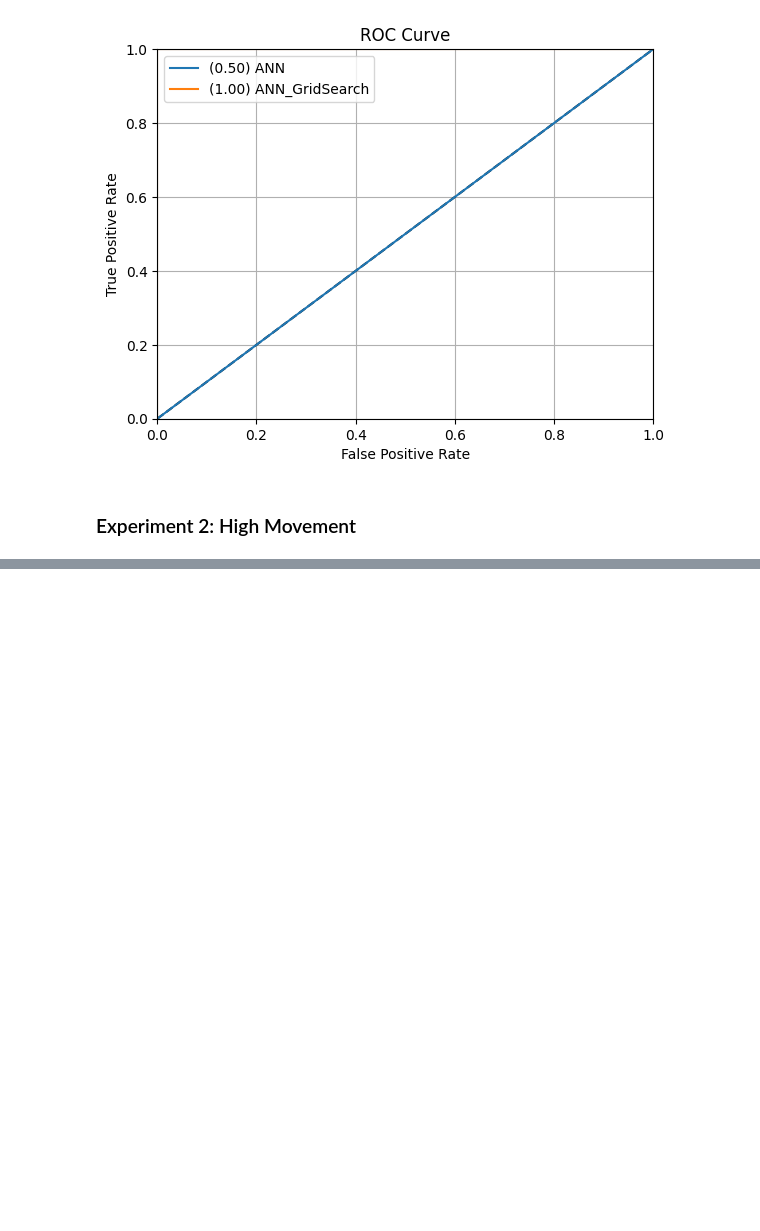
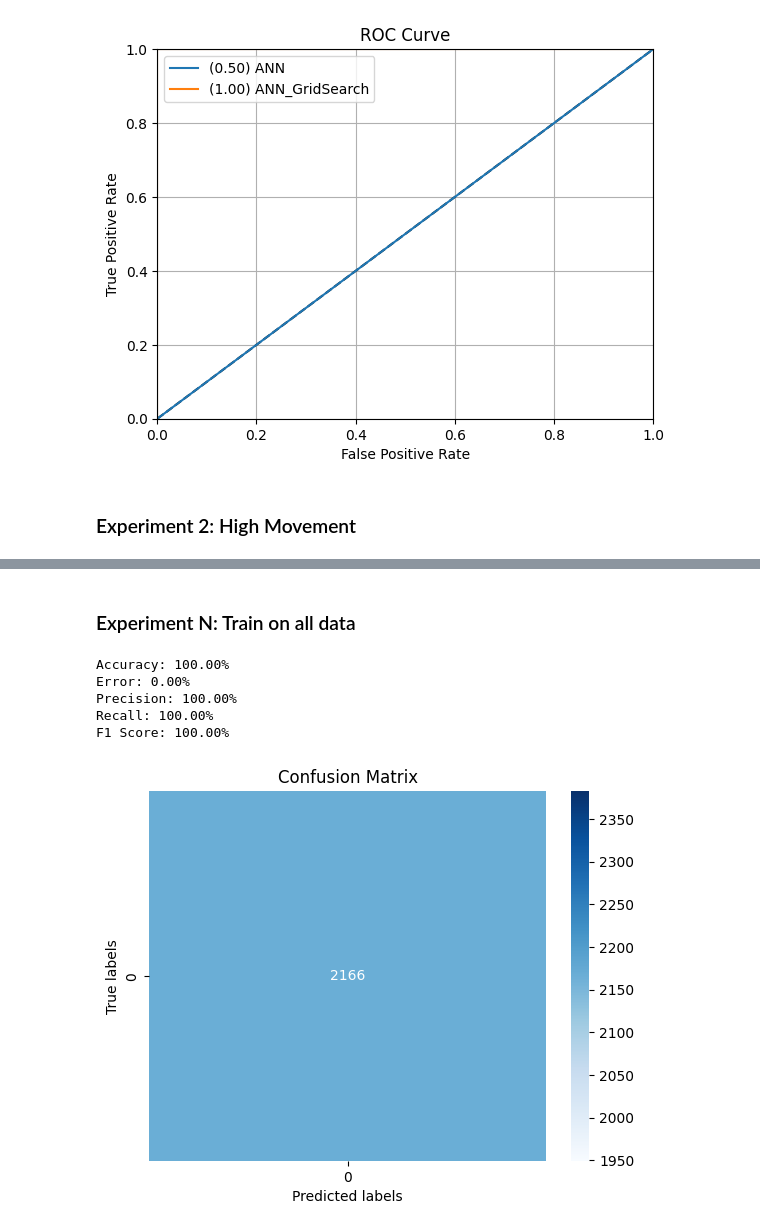
Before and after one commit to jeffmur/fhe-video-similarity, a Jupyter notebook: results/Supervised_Learning.ipynb, the cells around one changed output, grey strips where cells are left out. Saved outputs shown, nothing was run; the diff lists cells and outputs as text; code cells hidden in the pictures; blank space fills up the shorter version.

```diff
--- a/results/Supervised_Learning.ipynb
+++ b/results/Supervised_Learning.ipynb
@@ -77,0 +131,22 @@ drawROC(LabelRecord, PredictRecord, ModelName)
+# %% [markdown]
+### Experiment N: Train on all data
+# %%
+import pandas as pd
+
+df_1 = dir_to_df('2_fov/1_office/train_similarity_scores')
+df_2 = dir_to_df('2_fov/2_vacuum/train_similarity_scores')
+df_3 = dir_to_df('2_fov/3_compare_1_2/train_similarity_scores')
+df = pd.concat([df_1, df_2])
+
+y_test, y_pred, y_pred_proba = train_test_ann(df, df_3).values()
+confusionMatrix(y_test, y_pred)
+LabelRecord.append(y_test)
+PredictRecord.append(y_pred)
+ModelName.append('ANN')
+# %% [output]
+Accuracy: 100.00%
+Error: 0.00%
+Precision: 100.00%
+Recall: 100.00%
+F1 Score: 100.00%
+[figure, added]
```
Also changed, not shown: parts of 10 cells of this notebook, 14 other files.
